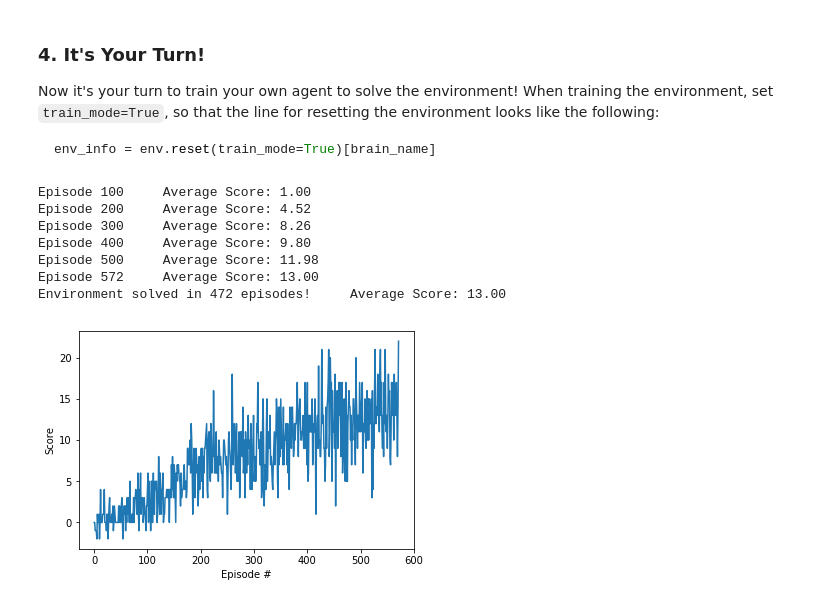
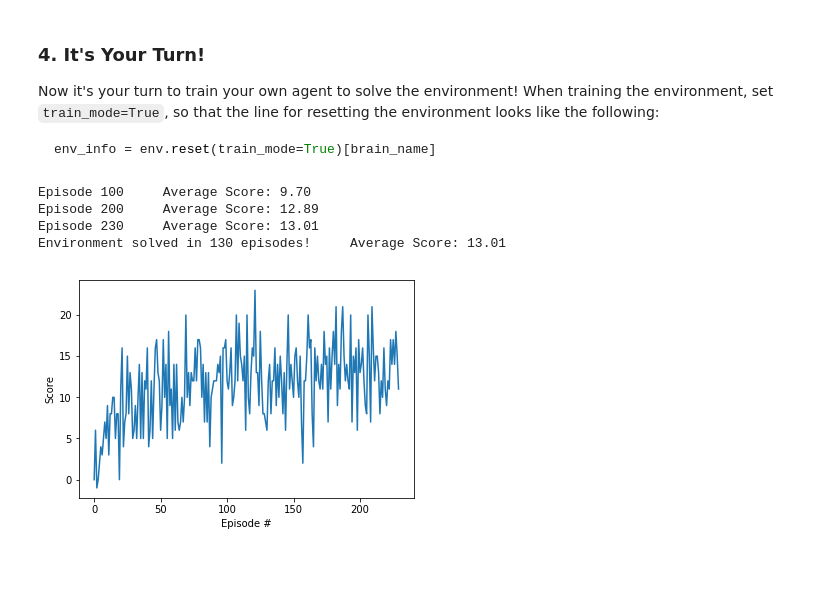
Before and after one commit to LucianaRocha/drlnd-project-1-navigation, a Jupyter notebook: Navigation.ipynb, the cells around one changed output. Cells and saved outputs as stored; diff of their text form; code cells hidden in the pictures; blank space fills up the shorter version.

Commit message:
feat: solve the environment in 130 steps.

```diff
--- a/Navigation.ipynb
+++ b/Navigation.ipynb
@@ -186,22 +183,19 @@ def dqn(n_episodes=2000, max_t=1000, eps_start=1.0, eps_end=0.01, eps_decay=0.99
 # %%
 from dqn_agent import Agent
 
 agent = Agent(state_size, action_size, 0)
-scores = dqn()
+scores = dqn(eps_start=0.1)
 
 # plot the scores
 fig = plt.figure()
 ax = fig.add_subplot(111)
 plt.plot(np.arange(len(scores)), scores)
 plt.ylabel('Score')
 plt.xlabel('Episode #')
 plt.show()
 # %% [output]
-Episode 100     Average Score: 1.00
-Episode 200     Average Score: 4.52
-Episode 300     Average Score: 8.26
-Episode 400     Average Score: 9.80
-Episode 500     Average Score: 11.98
-Episode 572     Average Score: 13.00
-Environment solved in 472 episodes!     Average Score: 13.00
+Episode 100     Average Score: 9.70
+Episode 200     Average Score: 12.89
+Episode 230     Average Score: 13.01
+Environment solved in 130 episodes!     Average Score: 13.01
-[figure, old version]
+[figure, new version]
```
Also changed, not shown: parts of 2 cells of this notebook, 3 other files.
